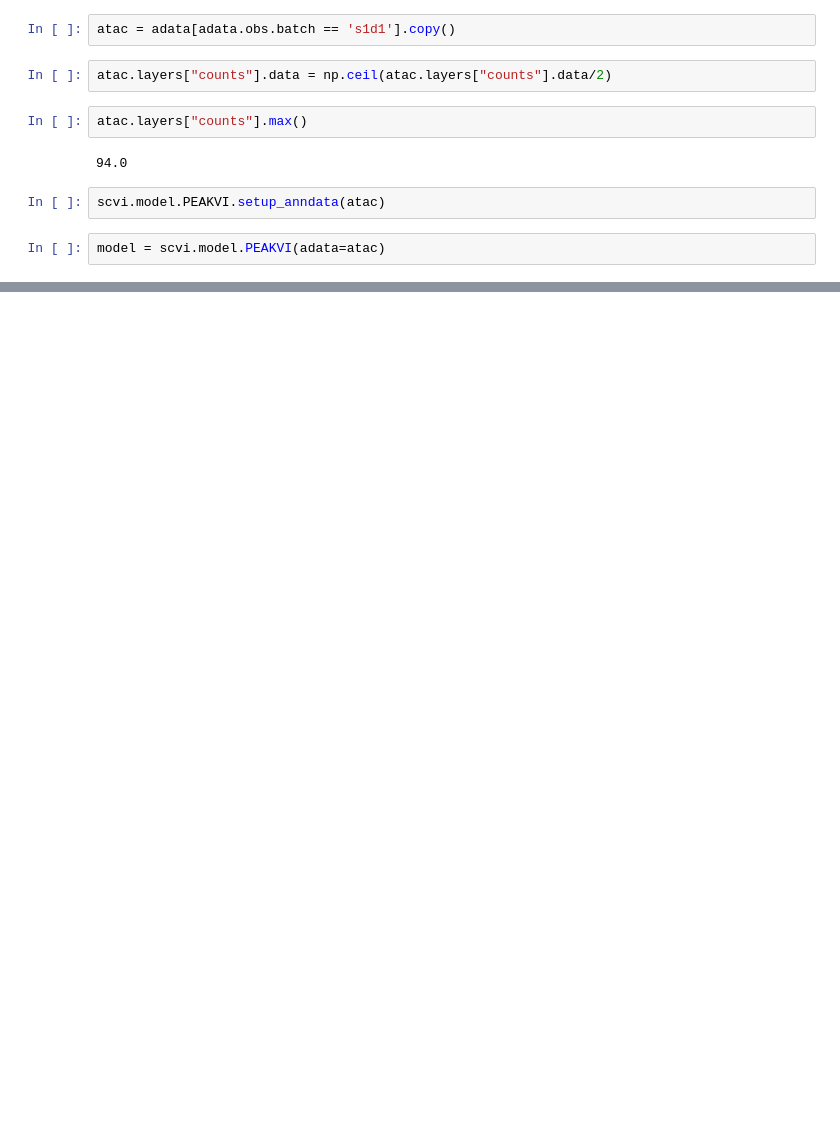
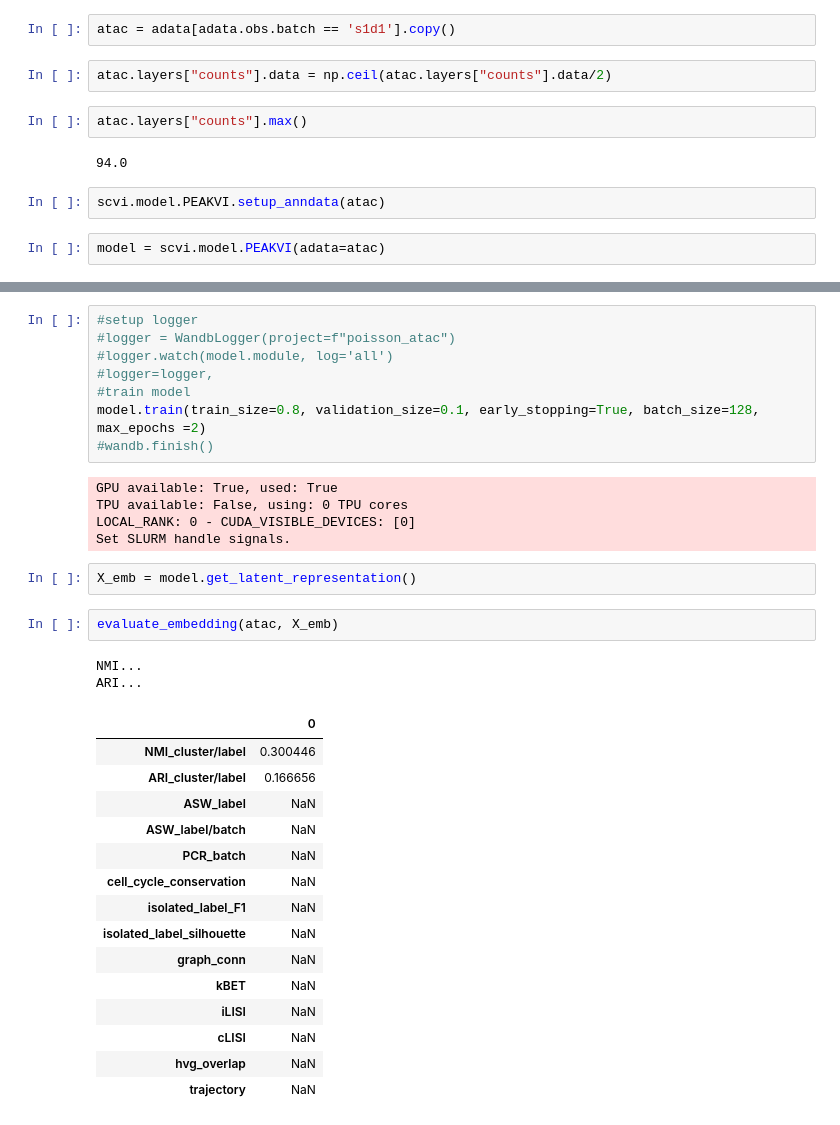
Before and after one commit to theislab/scatac_poisson_reproducibility, a Jupyter notebook: notebooks/scvi.ipynb, the cells around one changed output, grey strips where cells are left out. Cells and saved outputs as stored; diff of their text form; blank space fills up the shorter version.

```diff
--- a/notebooks/scvi.ipynb
+++ b/notebooks/scvi.ipynb
@@ -141,0 +196,35 @@ Set SLURM handle signals.
+# %%
+#setup logger
+#logger = WandbLogger(project=f"poisson_atac")
+#logger.watch(model.module, log='all')
+#logger=logger,
+#train model
+model.train(train_size=0.8, validation_size=0.1, early_stopping=True, batch_size=128, max_epochs =2)
+#wandb.finish()
+# %% [output]
+GPU available: True, used: True
+TPU available: False, using: 0 TPU cores
+LOCAL_RANK: 0 - CUDA_VISIBLE_DEVICES: [0]
+Set SLURM handle signals.
+# %%
+X_emb = model.get_latent_representation()
+# %%
+evaluate_embedding(atac, X_emb)
+# %% [output]
+NMI...
+ARI...
+|  | 0 |
+| NMI_cluster/label | 0.300446 |
+| ARI_cluster/label | 0.166656 |
+| ASW_label | NaN |
+| ASW_label/batch | NaN |
+| PCR_batch | NaN |
+| cell_cycle_conservation | NaN |
+| isolated_label_F1 | NaN |
+| isolated_label_silhouette | NaN |
+| graph_conn | NaN |
+| kBET | NaN |
+| iLISI | NaN |
+| cLISI | NaN |
+| hvg_overlap | NaN |
+| trajectory | NaN |
```
Also changed, not shown: parts of 39 cells of this notebook, 4 other files.
